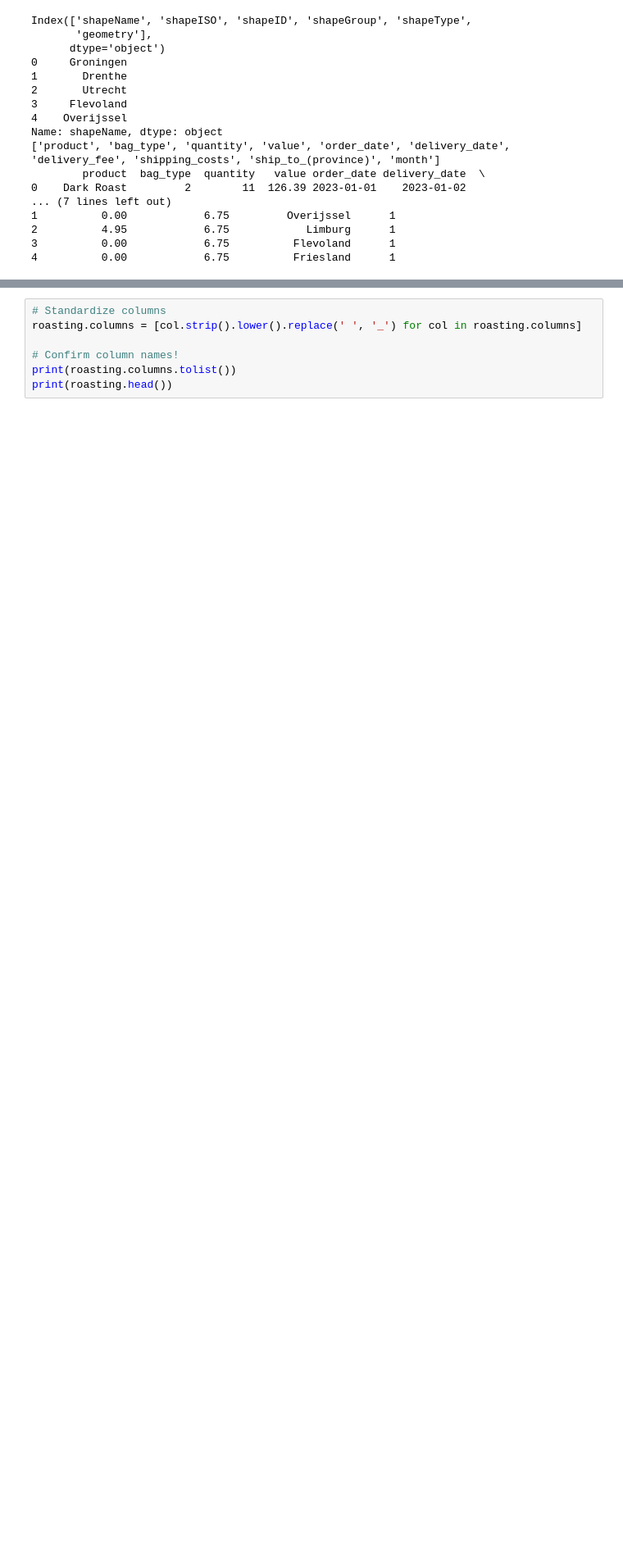
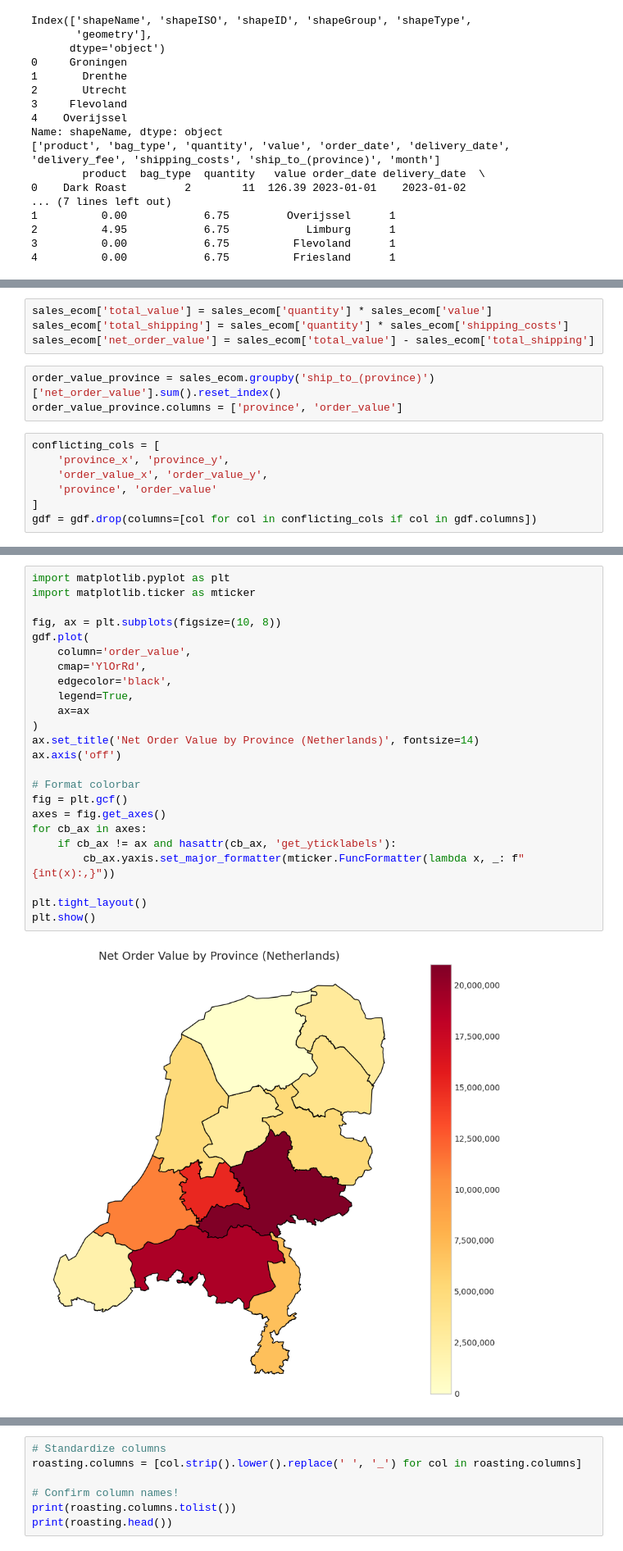
Before and after one commit to SameliaJ/storytelling-with-data, a Jupyter notebook: Bean_there_done that.ipynb, the cells around one changed output, grey strips where cells are left out. Shown: that part at 82% size. Drawn from its saved outputs; the diff is of its cells as text; blank space fills up the shorter version.

```diff
--- a/Bean_there_done that.ipynb
+++ b/Bean_there_done that.ipynb
@@ -306,0 +275,14 @@ plt.show()
+# %%
+sales_ecom['total_value'] = sales_ecom['quantity'] * sales_ecom['value']
+sales_ecom['total_shipping'] = sales_ecom['quantity'] * sales_ecom['shipping_costs']
+sales_ecom['net_order_value'] = sales_ecom['total_value'] - sales_ecom['total_shipping']
+# %%
+order_value_province = sales_ecom.groupby('ship_to_(province)')['net_order_value'].sum().reset_index()
+order_value_province.columns = ['province', 'order_value']
+# %%
+conflicting_cols = [
+    'province_x', 'province_y',
+    'order_value_x', 'order_value_y',
+    'province', 'order_value'
+]
+gdf = gdf.drop(columns=[col for col in conflicting_cols if col in gdf.columns])
@@ -306,0 +292,26 @@ plt.show()
+# %%
+import matplotlib.pyplot as plt
+import matplotlib.ticker as mticker
+
+fig, ax = plt.subplots(figsize=(10, 8))
+gdf.plot(
+    column='order_value',
+    cmap='YlOrRd',
+    edgecolor='black',
+    legend=True,
+    ax=ax
+)
+ax.set_title('Net Order Value by Province (Netherlands)', fontsize=14)
+ax.axis('off')
+
+# Format colorbar
+fig = plt.gcf()
+axes = fig.get_axes()
+for cb_ax in axes:
+    if cb_ax != ax and hasattr(cb_ax, 'get_yticklabels'):
+        cb_ax.yaxis.set_major_formatter(mticker.FuncFormatter(lambda x, _: f"{int(x):,}"))
+
+plt.tight_layout()
+plt.show()
+# %% [output]
+[figure, added]
```
Also changed, not shown: parts of 5 cells of this notebook.
